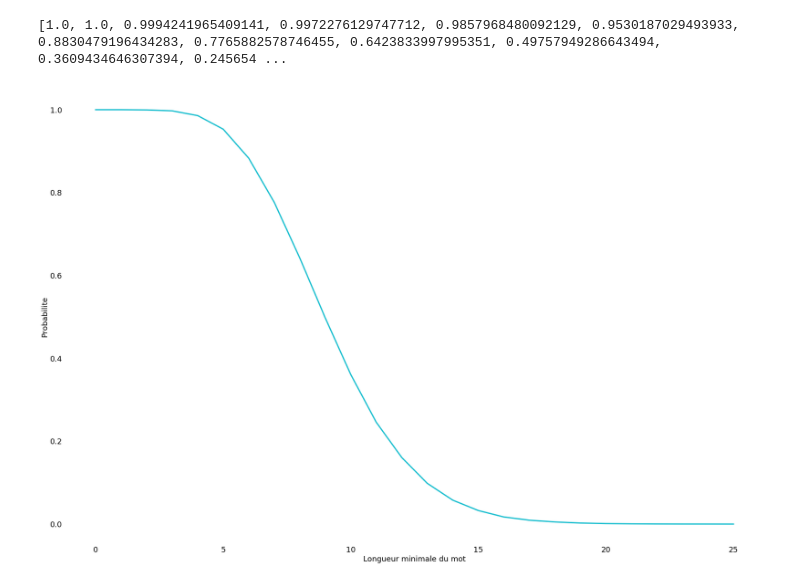
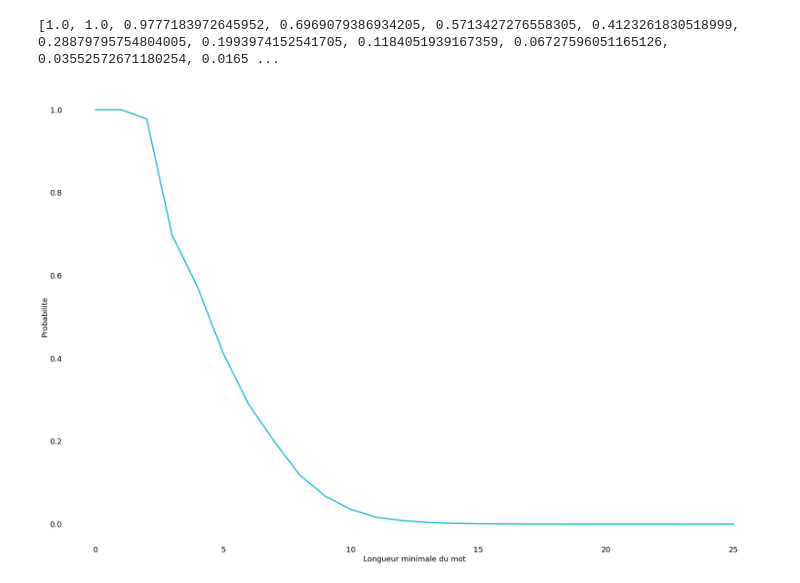
Before and after one commit to Dicotomix/DicotomixSurvey, a Jupyter notebook: Dictionary.ipynb, the cells around one changed output. Saved outputs shown, nothing was run; the diff lists cells and outputs as text; code cells hidden in the pictures.

```diff
--- a/Dictionary.ipynb
+++ b/Dictionary.ipynb
@@ -100,5 +104,5 @@ show_data_bar(ax, normalize(data, sum), "Longueur du mot", "Nombre de mots")
 # %%
-show_data_line(ax, normalize(cumul, max), "Longueur minimale du mot", "Probabilite")
+show_data_line(ax, cumul, "Longueur minimale du mot", "Probabilite")
 # %% [output]
-[1.0, 1.0, 0.9994241965409141, 0.9972276129747712, 0.9857968480092129, 0.9530187029493933, 0.8830479196434283, 0.7765882578746455, 0.6423833997995351, 0.49757949286643494, 0.3609434646307394, 0.245654 ...
+[1.0, 1.0, 0.9777183972645952, 0.6969079386934205, 0.5713427276558305, 0.4123261830518999, 0.28879795754804005, 0.1993974152541705, 0.1184051939167359, 0.06727596051165126, 0.03552572671180254, 0.0165 ...
-[figure, old version]
+[figure, new version]
```
Also changed, not shown: parts of 2 cells of this notebook.
